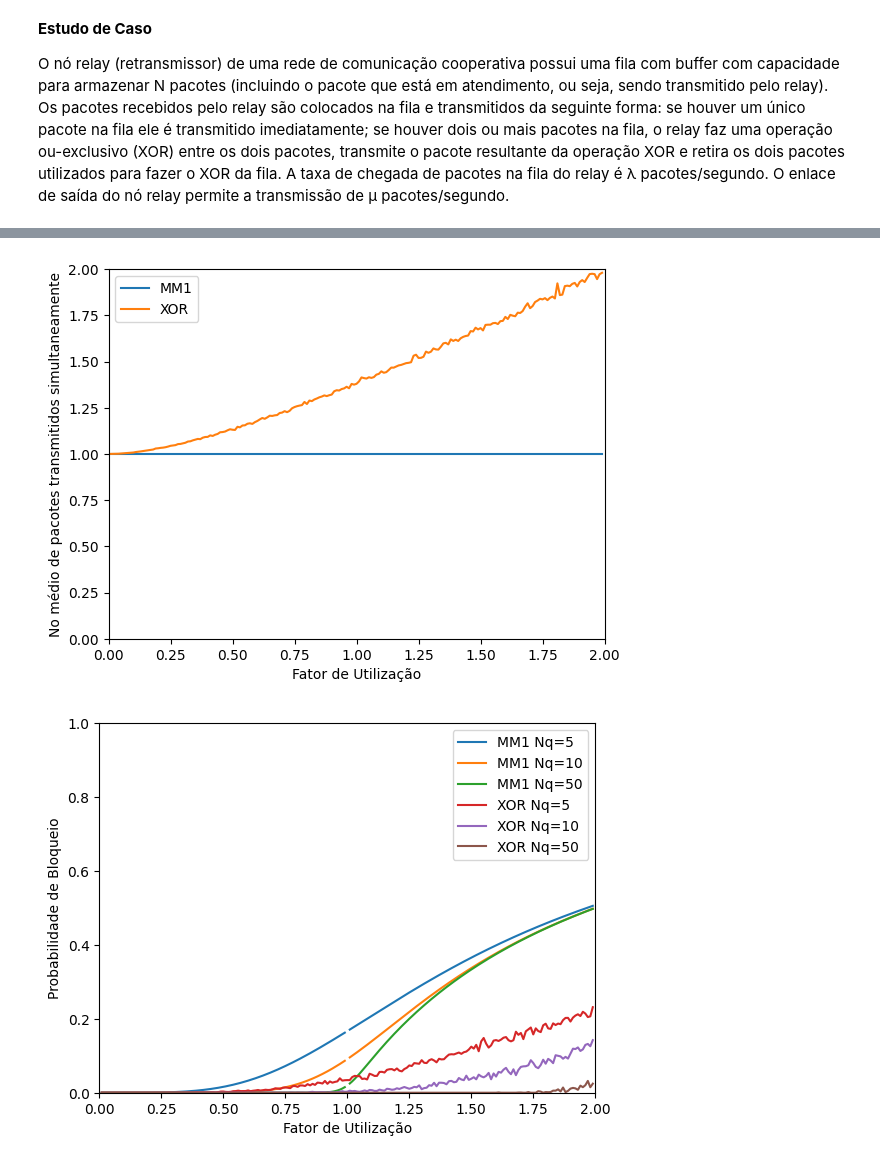
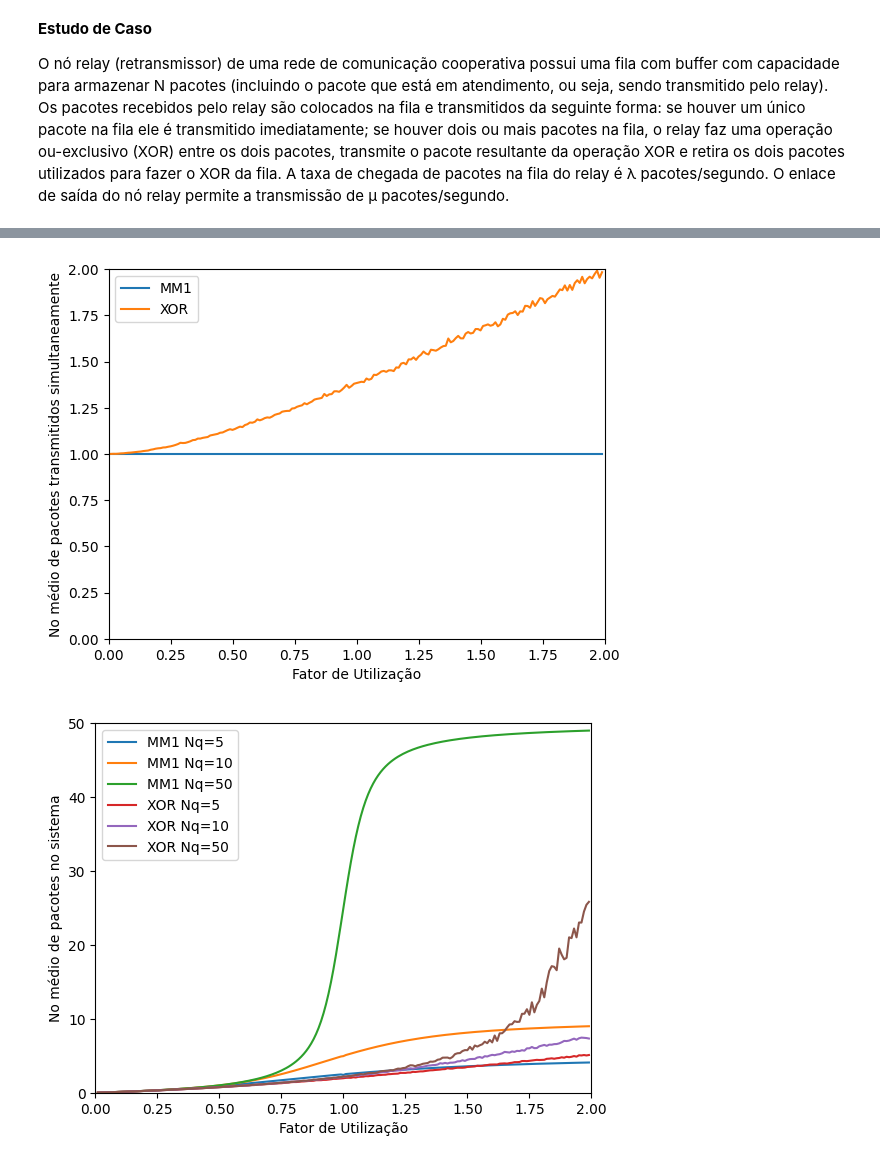
Before and after one commit to luizrenault/tp547, a Jupyter notebook: estudo_caso/queuexor_analise.ipynb, the cells around one changed output, grey strips where cells are left out. Drawn from its saved outputs; the diff is of its cells as text; code cells hidden in the pictures.

```diff
--- a/estudo_caso/queuexor_analise.ipynb
+++ b/estudo_caso/queuexor_analise.ipynb
@@ -150,7 +132,12 @@ pbvec_5 = np.array([])
 pbvec_10 = np.array([])
 pbvec_50 = np.array([])
 
-TS=10000 #tempo máximo de simulação
+eqvec_5 = np.array([])
+eqvec_10 = np.array([])
+eqvec_50 = np.array([])
+
+TS=50000 #tempo máximo de simulação
+xor=2
 
 for thisrho in rhos:
     if thisrho == 0:
@@ -158,12 +145,15 @@ for thisrho in rhos:
     mu1 = lambda1 / thisrho
     Nq=5
     rho, tq, tw, eq, ew, pb, Nq, kxor = simulacao()
+    eqvec_5 = np.append(eqvec_5, eq)
     pbvec_5 = np.append(pbvec_5, pb)
 
     Nq=10
     rho, tq, tw, eq, ew, pb, Nq, kxor = simulacao()
+    eqvec_10 = np.append(eqvec_10, eq)
     pbvec_10 = np.append(pbvec_10, pb)
 
     Nq=50
     rho, tq, tw, eq, ew, pb, Nq, kxor = simulacao()
+    eqvec_50 = np.append(eqvec_50, eq)
     pbvec_50 = np.append(pbvec_50, pb)
@@ -263,12 +199,17 @@ partidas: 4987
 # %%
 import matplotlib.pyplot as plt
 
-eqmm1t = rhovec / (1-rhovec)
-tqmm1t = 1 / (lambda1 / rhovec - lambda1)
-pbmm1_5t = (rhovec**5) * (1-rhovec) / (1-rhovec**6)
-pbmm1_10t = (rhovec**10) * (1-rhovec) / (1-rhovec**11)
-pbmm1_50t = (rhovec**50) * (1-rhovec) / (1-rhovec**51)
+rhovec1 = rhovec + 10e-9
 
+eqmm1t = rhovec1 / (1-rhovec1)
+tqmm1t = 1 / (lambda1 / rhovec1 - lambda1)
+pbmm1_5t = (rhovec1**5) * (1-rhovec1) / (1-rhovec1**6)
+pbmm1_10t = (rhovec1**10) * (1-rhovec1) / (1-rhovec1**11)
+pbmm1_50t = (rhovec1**50) * (1-rhovec1) / (1-rhovec1**51)
+
+eqmm1_5t = eqmm1t - 6 * rhovec1**6 / (1-rhovec1**6)
+eqmm1_10t = eqmm1t - 11 * rhovec1**11 / (1-rhovec1**11)
+eqmm1_50t = eqmm1t - 51 * rhovec1**51 / (1-rhovec1**51)
 
 plt.figure()
 plt.ylabel('No médio de clientes no sistema')
@@ -324,6 +265,21 @@ plt.legend()
 plt.show()
 
 plt.figure()
+plt.ylabel('No médio de pacotes no sistema')
+plt.xlabel('Fator de Utilização')
+plt.plot(rhovec, eqmm1_5t, label='MM1 Nq=5')
+plt.plot(rhovec, eqmm1_10t, label='MM1 Nq=10')
+plt.plot(rhovec, eqmm1_50t, label='MM1 Nq=50')
+plt.plot(rhovec, eqvec_5, label='XOR Nq=5')
+plt.plot(rhovec, eqvec_10, label='XOR Nq=10')
+plt.plot(rhovec, eqvec_50, label='XOR Nq=50')
+plt.xlim(0, 2)
+plt.ylim(0,50)
+plt.legend()
+plt.show()
+
+
+plt.figure()
 plt.ylabel('Probabilidade de Bloqueio')
 plt.xlabel('Fator de Utilização')
 plt.plot(rhovec, pbmm1_5t, label='MM1 Nq=5')
@@ -344,2 +300,2 @@ plt.show()
-[figure, old version]
+[figure, new version]
-[figure, old version]
+[figure, new version]
```
Also changed, not shown: parts of 6 cells of this notebook.
